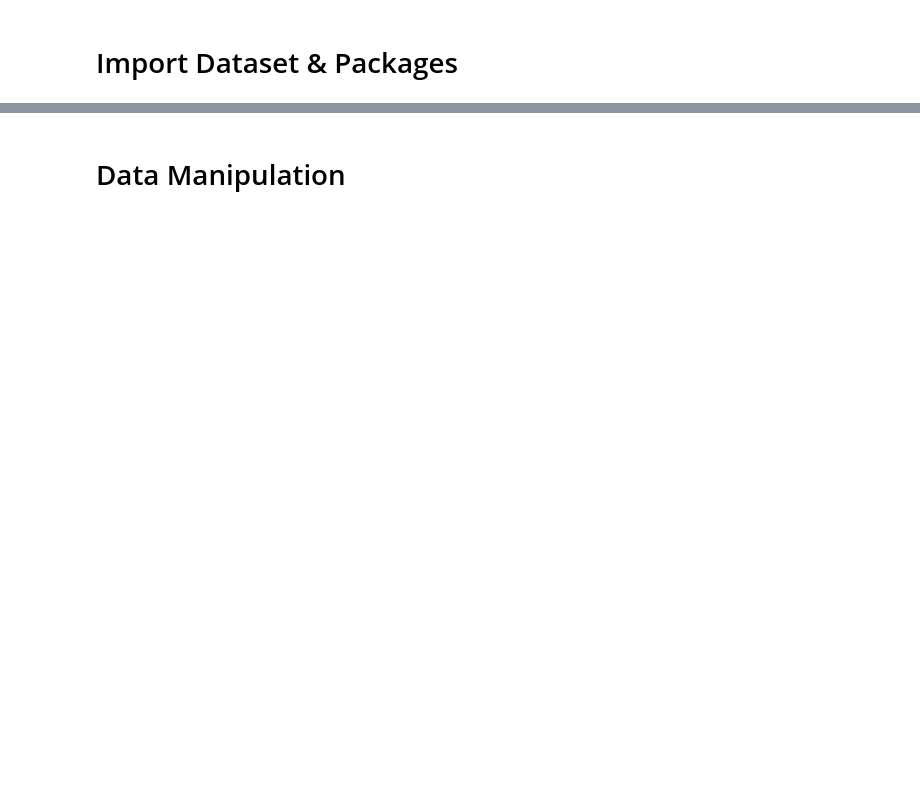
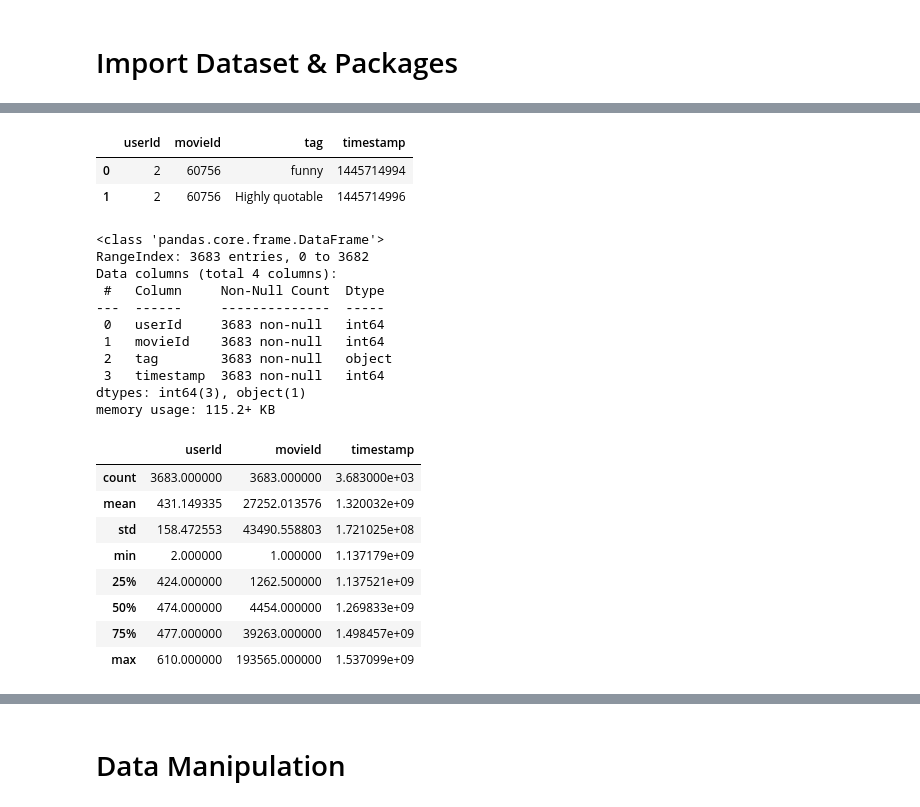
Before and after one commit to brianmai/Movie-Recommender-System, a Jupyter notebook: STAT684 Movie Recommender System Final.ipynb, the cells around one changed output, grey strips where cells are left out. Drawn from its saved outputs; the diff is of its cells as text; code cells hidden in the pictures; blank space fills up the shorter version.

```diff
--- a/STAT684 Movie Recommender System Final.ipynb
+++ b/STAT684 Movie Recommender System Final.ipynb
@@ -33,0 +127,28 @@ ratings = pd.read_csv(PATH + 'ratings.csv', low_memory=False)
+# %%
+tags.head(2)
+tags.info()
+tags.describe()
+# %% [output]
+|  | userId | movieId | tag | timestamp |
+| 0 | 2 | 60756 | funny | 1445714994 |
+| 1 | 2 | 60756 | Highly quotable | 1445714996 |
+<class 'pandas.core.frame.DataFrame'>
+RangeIndex: 3683 entries, 0 to 3682
+Data columns (total 4 columns):
+ #   Column     Non-Null Count  Dtype
+---  ------     --------------  -----
+ 0   userId     3683 non-null   int64
+ 1   movieId    3683 non-null   int64
+ 2   tag        3683 non-null   object
+ 3   timestamp  3683 non-null   int64
+dtypes: int64(3), object(1)
+memory usage: 115.2+ KB
+|  | userId | movieId | timestamp |
+| count | 3683.000000 | 3683.000000 | 3.683000e+03 |
+| mean | 431.149335 | 27252.013576 | 1.320032e+09 |
+| std | 158.472553 | 43490.558803 | 1.721025e+08 |
+| min | 2.000000 | 1.000000 | 1.137179e+09 |
+| 25% | 424.000000 | 1262.500000 | 1.137521e+09 |
+| 50% | 474.000000 | 4454.000000 | 1.269833e+09 |
+| 75% | 477.000000 | 39263.000000 | 1.498457e+09 |
+| max | 610.000000 | 193565.000000 | 1.537099e+09 |
```
Also changed, not shown: parts of 10 cells of this notebook.
